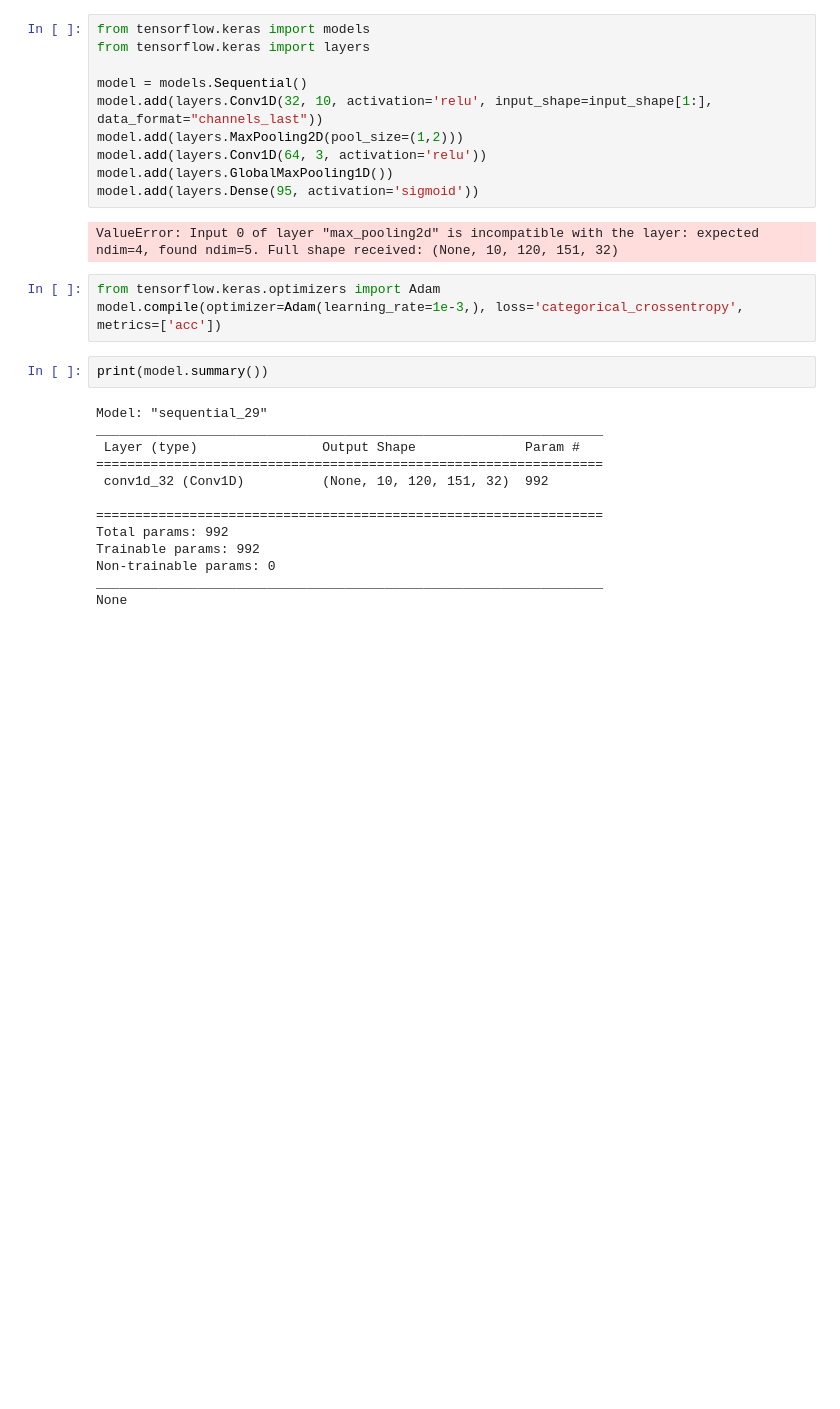
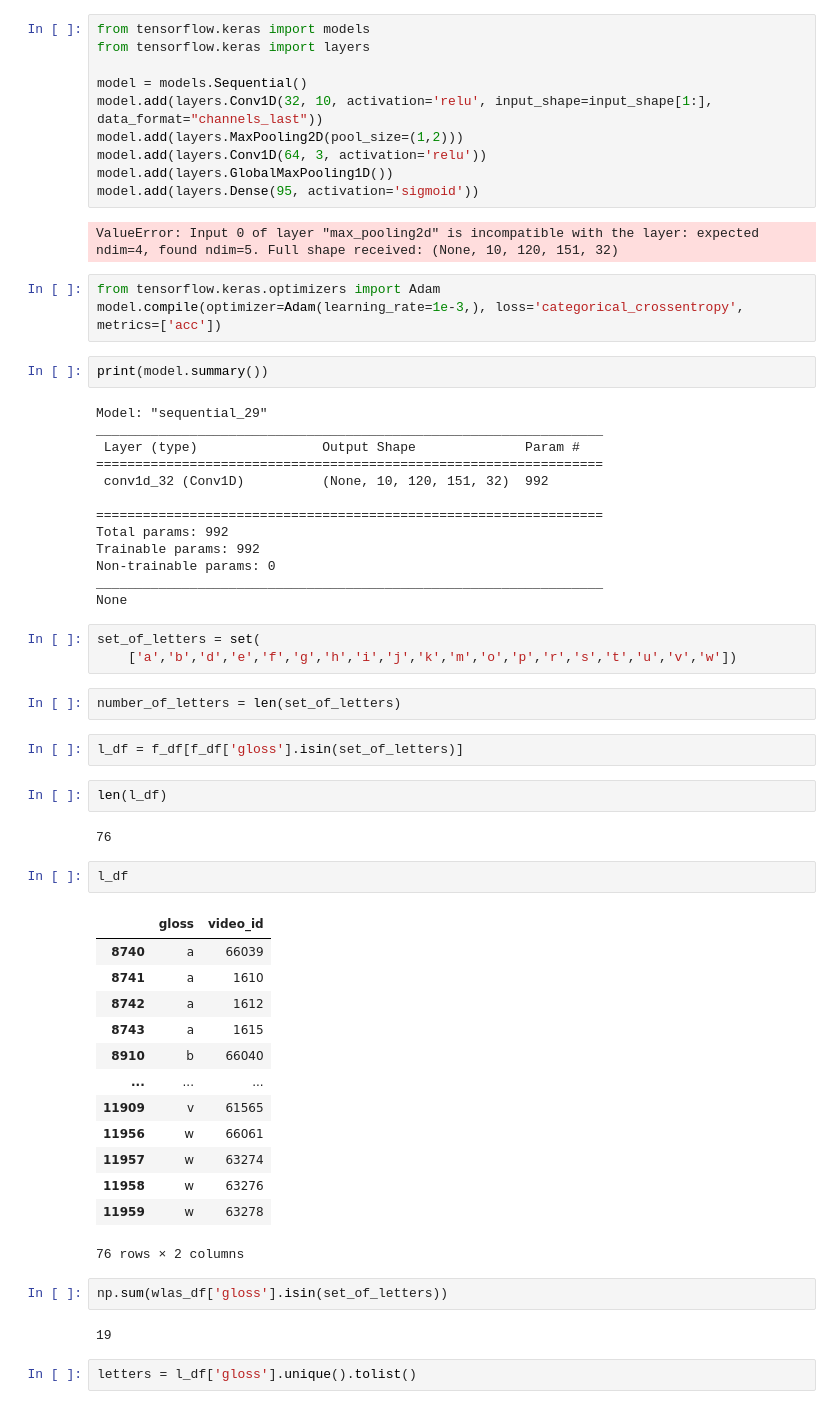
Before and after one commit to WojciechMojsiejuk/sign_language_gesture_recognition, a Jupyter notebook: asl_gesture_recognition.ipynb, the cells around one changed output. Cells and saved outputs as stored; diff of their text form; blank space fills up the shorter version.

```diff
--- a/asl_gesture_recognition.ipynb
+++ b/asl_gesture_recognition.ipynb
@@ -1213,3 +1234,36 @@ Trainable params: 992
 Non-trainable params: 0
 _________________________________________________________________
 None
+# %%
+set_of_letters = set(
+    ['a','b','d','e','f','g','h','i','j','k','m','o','p','r','s','t','u','v','w'])
+# %%
+number_of_letters = len(set_of_letters)
+# %%
+l_df = f_df[f_df['gloss'].isin(set_of_letters)]
+# %%
+len(l_df)
+# %% [output]
+76
+# %%
+l_df
+# %% [output]
+|  | gloss | video_id |
+| 8740 | a | 66039 |
+| 8741 | a | 1610 |
+| 8742 | a | 1612 |
+| 8743 | a | 1615 |
+| 8910 | b | 66040 |
+| ... | ... | ... |
+| 11909 | v | 61565 |
+| 11956 | w | 66061 |
+| 11957 | w | 63274 |
+| 11958 | w | 63276 |
+| 11959 | w | 63278 |
+76 rows × 2 columns
+# %%
+np.sum(wlas_df['gloss'].isin(set_of_letters))
+# %% [output]
+19
+# %%
+letters = l_df['gloss'].unique().tolist()
```
Also changed, not shown: parts of 50 cells of this notebook, 1 other file.
